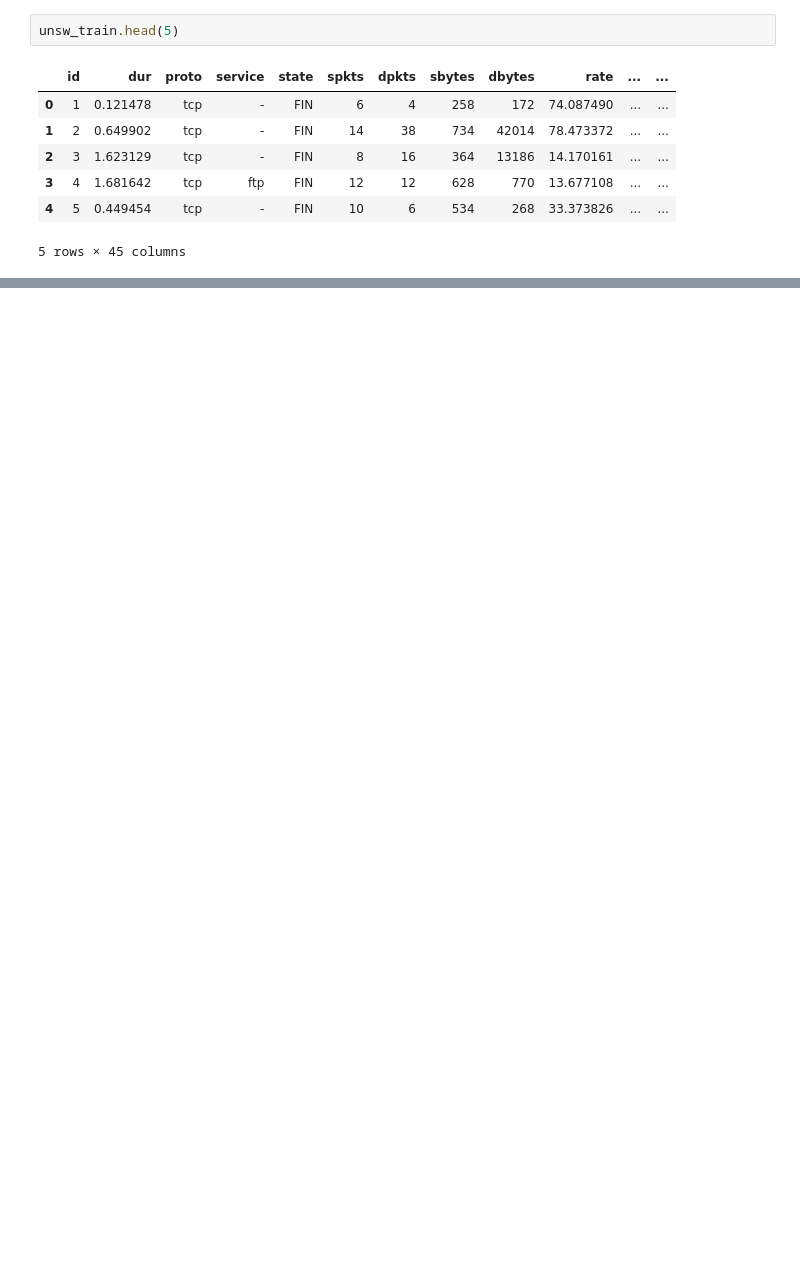
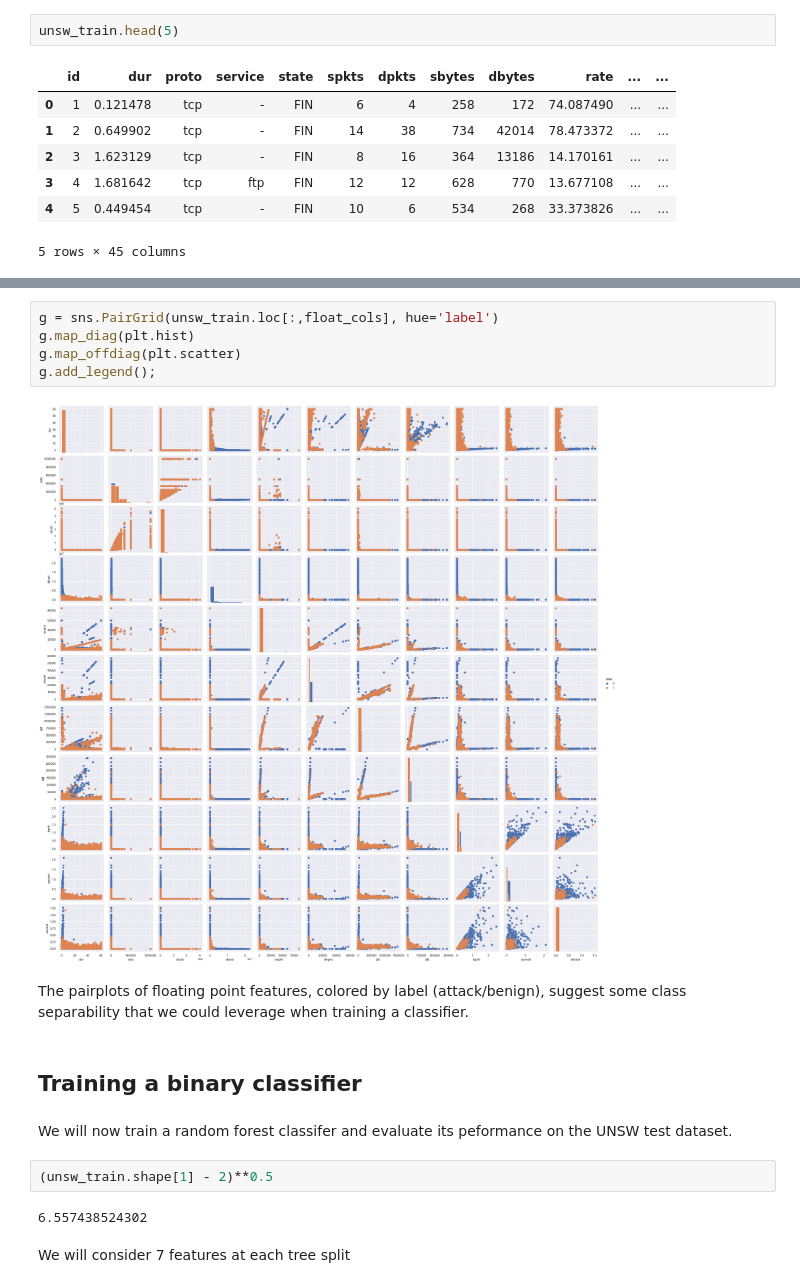
Before and after one commit to colbyw5/cyber_ml, a Jupyter notebook: code/UNSW_EDA.ipynb, the cells around one changed output, grey strips where cells are left out. Drawn from its saved outputs; the diff is of its cells as text; blank space fills up the shorter version.

```diff
--- a/code/UNSW_EDA.ipynb
+++ b/code/UNSW_EDA.ipynb
@@ -66 +120,20 @@ unsw_train.head(5)
+# %%
+g = sns.PairGrid(unsw_train.loc[:,float_cols], hue='label')
+g.map_diag(plt.hist)
+g.map_offdiag(plt.scatter)
+g.add_legend();
+# %% [output]
+[figure, added]
+# %% [markdown]
+The pairplots of floating point features, colored by label (attack/benign), suggest some class separability that we could leverage when training a classifier.
+# %% [markdown]
+## Training a binary classifier
+# %% [markdown]
+We will now train a random forest classifer and evaluate its peformance on the UNSW test dataset.
+# %%
+(unsw_train.shape[1] - 2)**0.5
+# %% [output]
+6.557438524302
+# %% [markdown]
+We will consider 7 features at each tree split
 # %%
```
Also changed, not shown: parts of 22 cells of this notebook, 1 other file.
